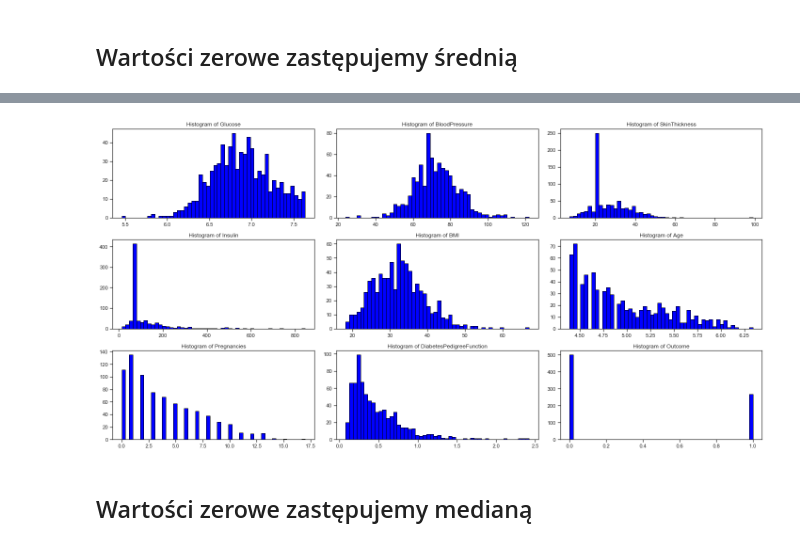
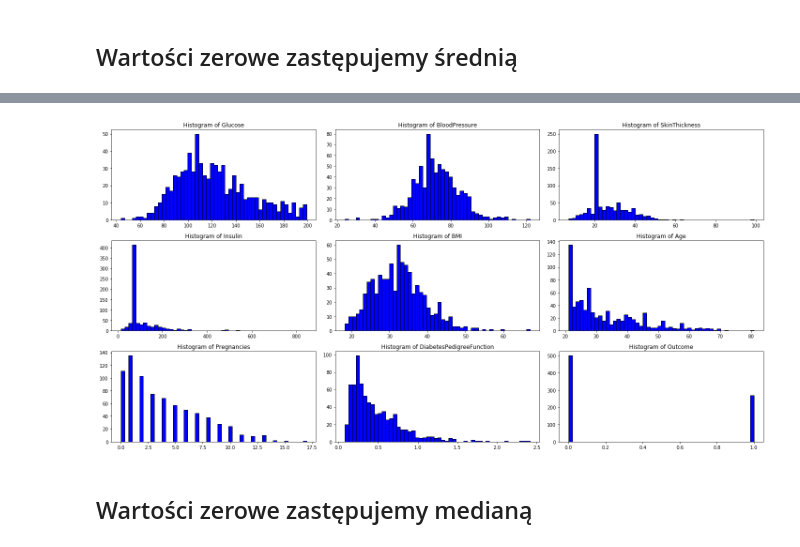
Before and after one commit to durden2/big_data_pk, a Jupyter notebook: Preprocessing.ipynb, the cells around one changed output, grey strips where cells are left out. Drawn from its saved outputs; the diff is of its cells as text; code cells hidden in the pictures.

```diff
--- a/Preprocessing.ipynb
+++ b/Preprocessing.ipynb
@@ -67,27 +67,27 @@ data_average.describe()
 # %%
 import matplotlib.pyplot as plt
 
 def draw_histograms(data_to_draw):
     col_names = ['Glucose', 'BloodPressure', 'SkinThickness', 'Insulin', 'BMI', 'Age', 'Pregnancies', 'DiabetesPedigreeFunction', 'Outcome']
 
     plt.rcParams['figure.figsize'] = [20, 10]
 
     for col in col_names:
         # Set up the plot
         ax = plt.subplot(3, 3, col_names.index(col) + 1)
 
         # Draw the plot
         ax.hist(data_to_draw[col], color = 'blue', edgecolor = 'black', bins = 50)
 
         # Title and labels
         ax.set_title('Histogram of ' + col)
 
     plt.tight_layout()
     plt.show()
 
-draw_histograms(r)
+draw_histograms(data_average)
 # %% [output]
-[figure, old version]
+[figure, new version]
 # %%
 data_average.to_csv('diabetes_average.csv', index=None)
 # %% [markdown]
```
Also changed, not shown: parts of 9 cells of this notebook, 5 other files.
